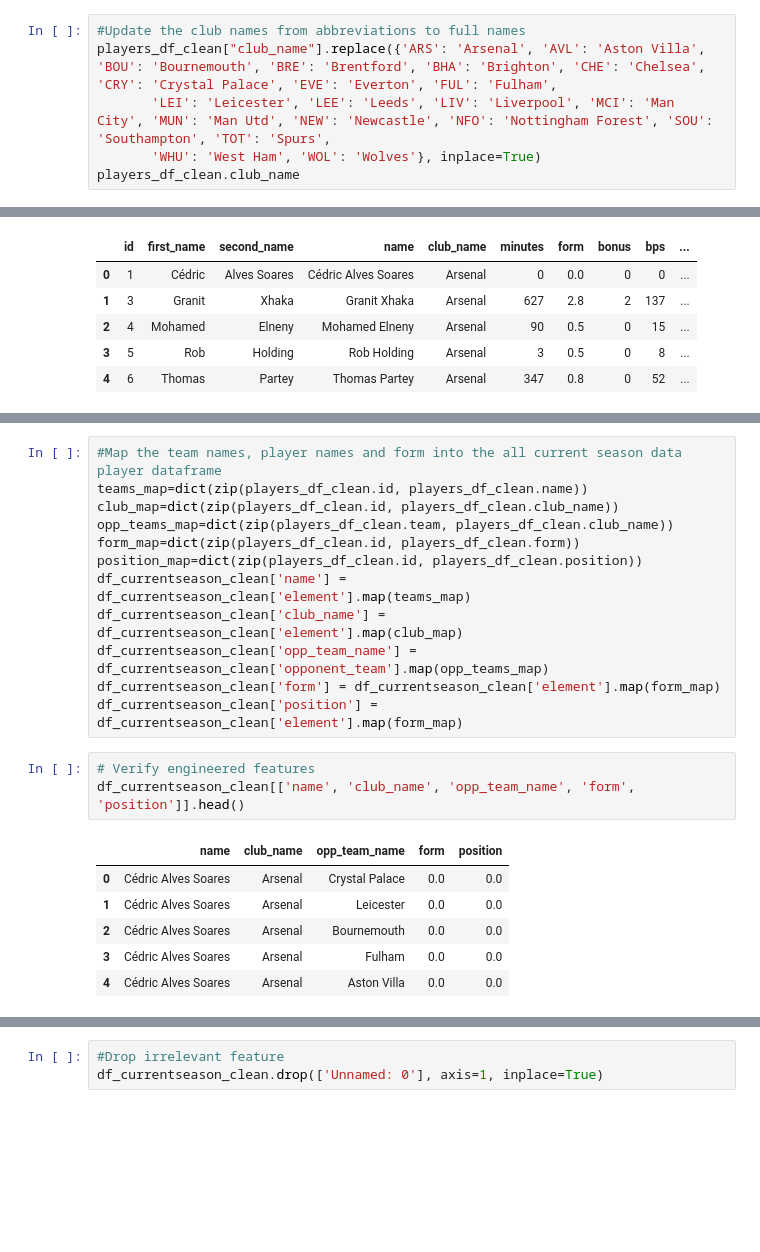
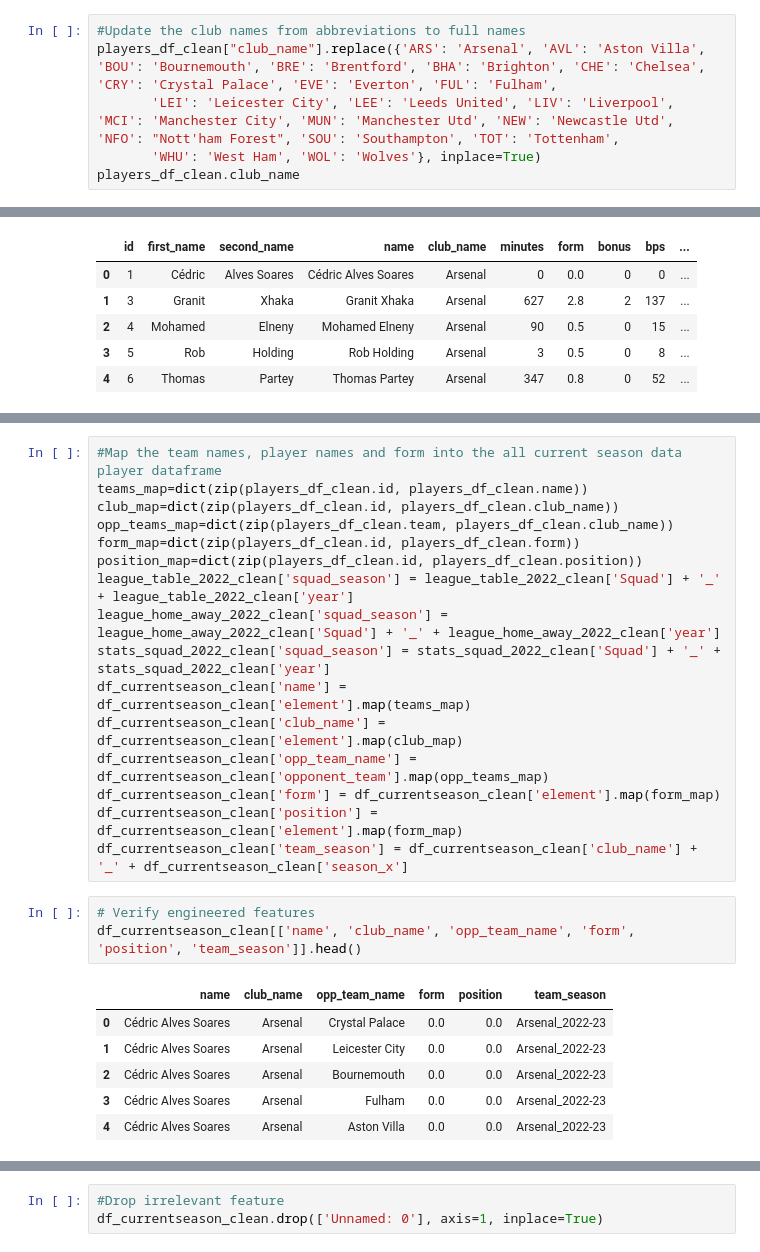
Before and after one commit to laniyadapo/FantasyPremierLeague, a Jupyter notebook: fantasy_test.ipynb, the cells around one changed output, grey strips where cells are left out. Cells and saved outputs as stored; diff of their text form; blank space fills up the shorter version.

```diff
--- a/fantasy_test.ipynb
+++ b/fantasy_test.ipynb
@@ -244,7 +491,7 @@ players_df_clean['position'] = players_df_clean['element_type'].map(positions)
 # %%
 #Update the club names from abbreviations to full names
 players_df_clean["club_name"].replace({'ARS': 'Arsenal', 'AVL': 'Aston Villa', 'BOU': 'Bournemouth', 'BRE': 'Brentford', 'BHA': 'Brighton', 'CHE': 'Chelsea', 'CRY': 'Crystal Palace', 'EVE': 'Everton', 'FUL': 'Fulham',
-       'LEI': 'Leicester', 'LEE': 'Leeds', 'LIV': 'Liverpool', 'MCI': 'Man City', 'MUN': 'Man Utd', 'NEW': 'Newcastle', 'NFO': 'Nottingham Forest', 'SOU': 'Southampton', 'TOT': 'Spurs',
+       'LEI': 'Leicester City', 'LEE': 'Leeds United', 'LIV': 'Liverpool', 'MCI': 'Manchester City', 'MUN': 'Manchester Utd', 'NEW': 'Newcastle Utd', 'NFO': "Nott'ham Forest", 'SOU': 'Southampton', 'TOT': 'Tottenham',
        'WHU': 'West Ham', 'WOL': 'Wolves'}, inplace=True)
 players_df_clean.club_name
 # %% [output]
@@ -303,18 +551,22 @@ club_map=dict(zip(players_df_clean.id, players_df_clean.club_name))
 opp_teams_map=dict(zip(players_df_clean.team, players_df_clean.club_name))
 form_map=dict(zip(players_df_clean.id, players_df_clean.form))
 position_map=dict(zip(players_df_clean.id, players_df_clean.position))
+league_table_2022_clean['squad_season'] = league_table_2022_clean['Squad'] + '_' + league_table_2022_clean['year']
+league_home_away_2022_clean['squad_season'] = league_home_away_2022_clean['Squad'] + '_' + league_home_away_2022_clean['year']
+stats_squad_2022_clean['squad_season'] = stats_squad_2022_clean['Squad'] + '_' + stats_squad_2022_clean['year']
 df_currentseason_clean['name'] = df_currentseason_clean['element'].map(teams_map)
 df_currentseason_clean['club_name'] = df_currentseason_clean['element'].map(club_map)
 df_currentseason_clean['opp_team_name'] = df_currentseason_clean['opponent_team'].map(opp_teams_map)
 df_currentseason_clean['form'] = df_currentseason_clean['element'].map(form_map)
 df_currentseason_clean['position'] = df_currentseason_clean['element'].map(form_map)
+df_currentseason_clean['team_season'] = df_currentseason_clean['club_name'] + '_' + df_currentseason_clean['season_x']
 # %%
 # Verify engineered features
-df_currentseason_clean[['name', 'club_name', 'opp_team_name', 'form', 'position']].head()
+df_currentseason_clean[['name', 'club_name', 'opp_team_name', 'form', 'position', 'team_season']].head()
 # %% [output]
-|  | name | club_name | opp_team_name | form | position |
-| 0 | Cédric Alves Soares | Arsenal | Crystal Palace | 0.0 | 0.0 |
-| 1 | Cédric Alves Soares | Arsenal | Leicester | 0.0 | 0.0 |
-| 2 | Cédric Alves Soares | Arsenal | Bournemouth | 0.0 | 0.0 |
-| 3 | Cédric Alves Soares | Arsenal | Fulham | 0.0 | 0.0 |
-| 4 | Cédric Alves Soares | Arsenal | Aston Villa | 0.0 | 0.0 |
+|  | name | club_name | opp_team_name | form | position | team_season |
+| 0 | Cédric Alves Soares | Arsenal | Crystal Palace | 0.0 | 0.0 | Arsenal_2022-23 |
+| 1 | Cédric Alves Soares | Arsenal | Leicester City | 0.0 | 0.0 | Arsenal_2022-23 |
+| 2 | Cédric Alves Soares | Arsenal | Bournemouth | 0.0 | 0.0 | Arsenal_2022-23 |
+| 3 | Cédric Alves Soares | Arsenal | Fulham | 0.0 | 0.0 | Arsenal_2022-23 |
+| 4 | Cédric Alves Soares | Arsenal | Aston Villa | 0.0 | 0.0 | Arsenal_2022-23 |
```
Also changed, not shown: parts of 56 cells of this notebook, 2 other files.
